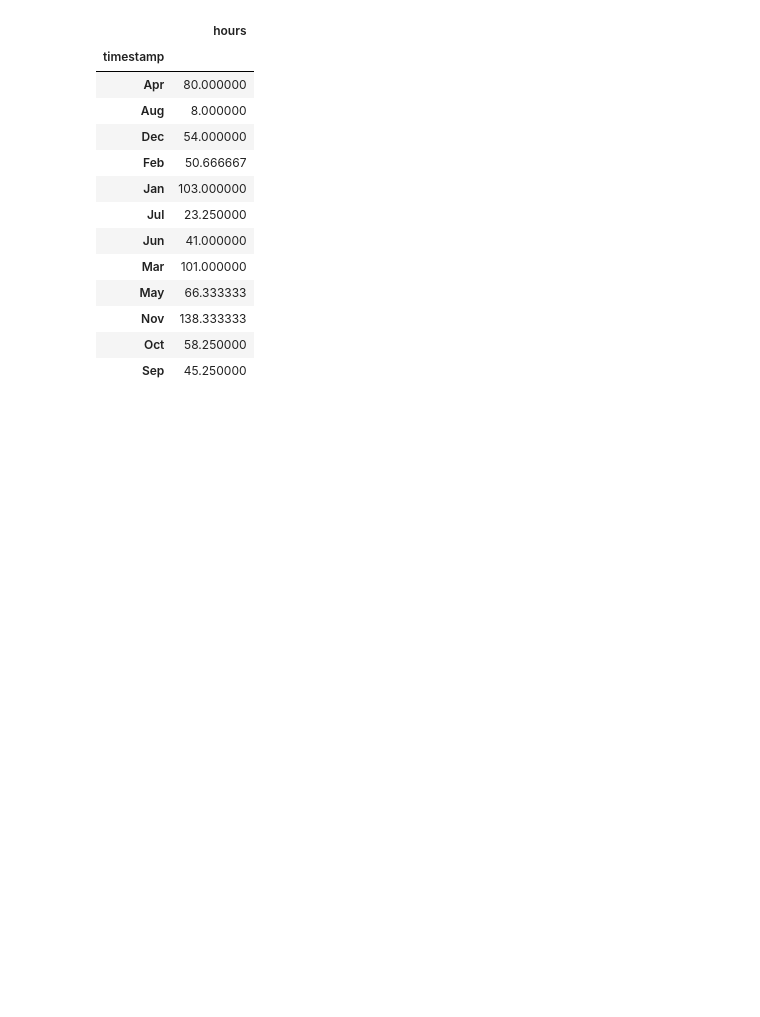
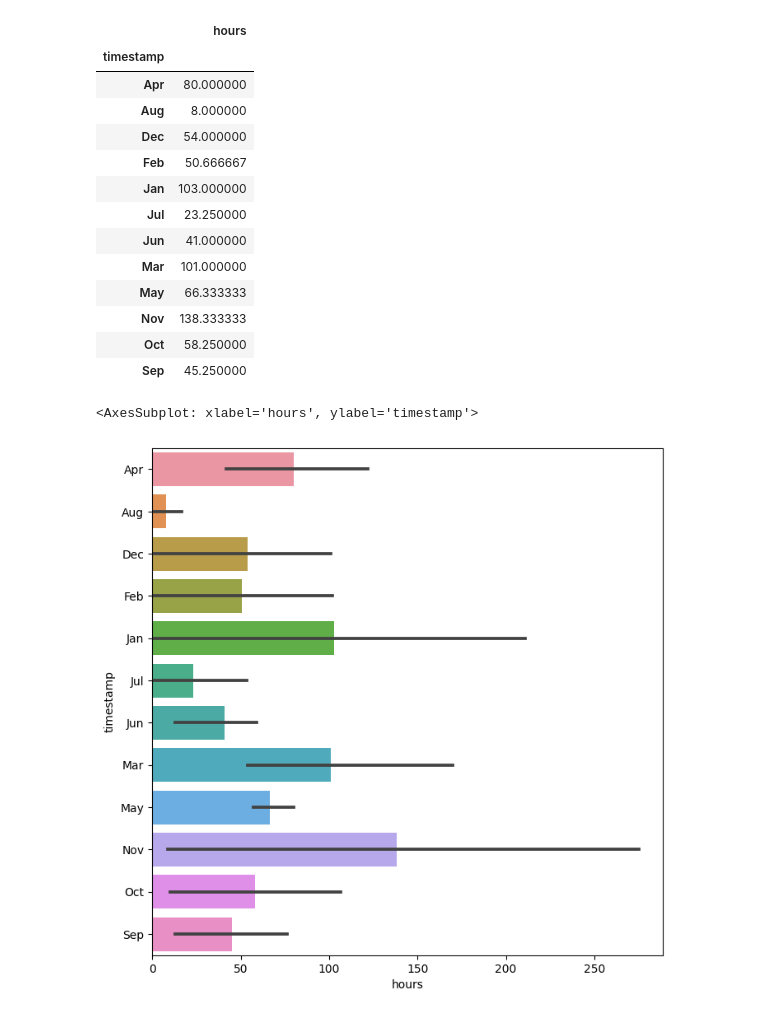
Before and after one commit to mmmuir/CL_DA2, a Jupyter notebook: spotipy_analysis.ipynb, the cells around one changed output. Drawn from its saved outputs; the diff is of its cells as text; code cells hidden in the pictures; blank space fills up the shorter version.

```diff
--- a/spotipy_analysis.ipynb
+++ b/spotipy_analysis.ipynb
@@ -306,0 +597,7 @@ streams_af_df
+# %%
+import matplotlib as plt
+plt.rcParams['figure.figsize']=(8,8)
+sns.barplot(data=podm_gb, x=podm_gb["hours"], y=podm_gb.index)
+# %% [output]
+<AxesSubplot: xlabel='hours', ylabel='timestamp'>
+[figure, added]
```
Also changed, not shown: parts of 27 cells of this notebook.
